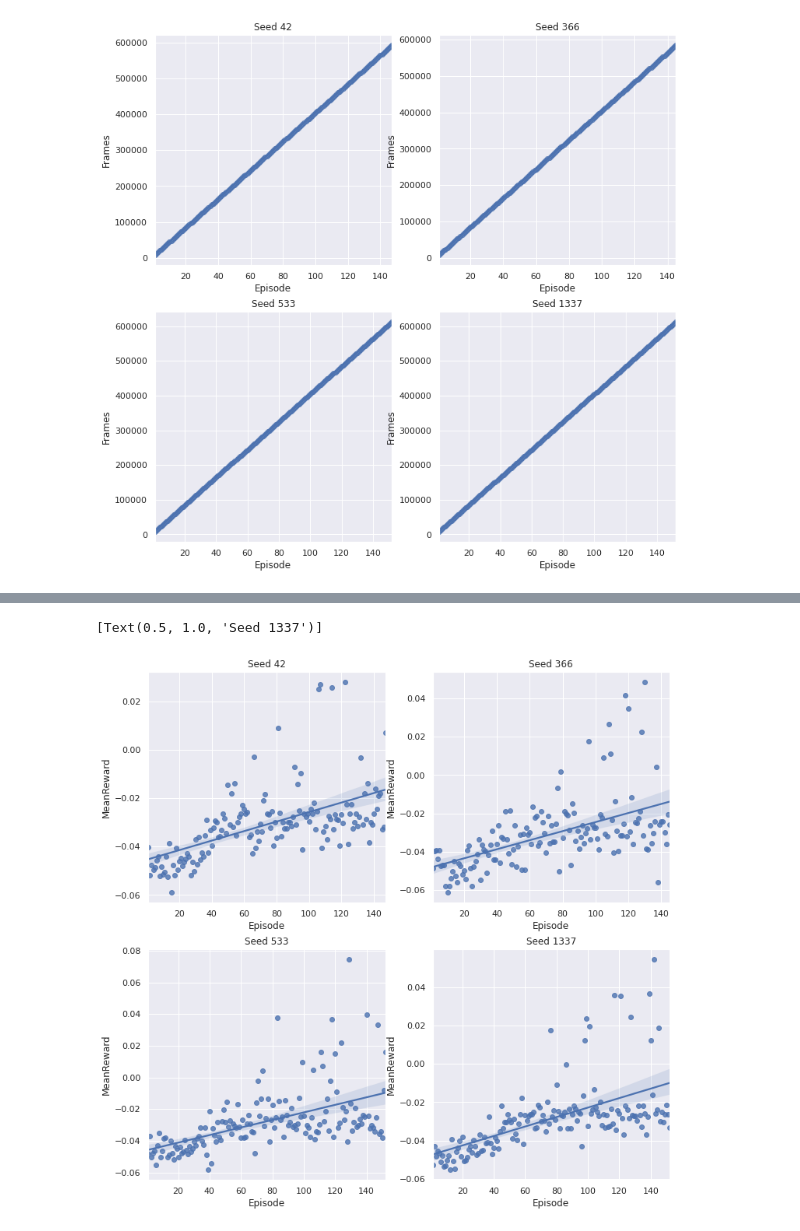
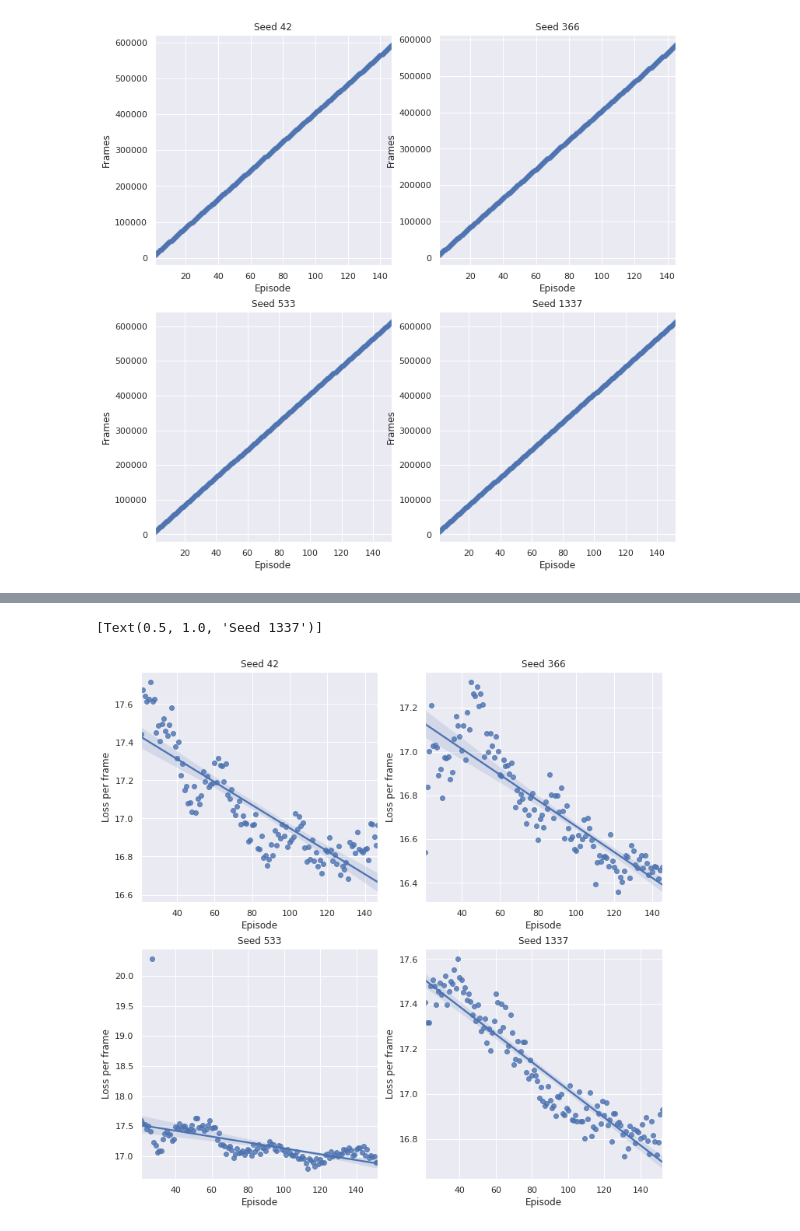
Before and after one commit to Dschimm/rl-project, a Jupyter notebook: charts.ipynb, the cells around one changed output, grey strips where cells are left out. Drawn from its saved outputs; the diff is of its cells as text; code cells hidden in the pictures.

```diff
--- a/charts.ipynb
+++ b/charts.ipynb
@@ -41,7 +41,7 @@ def read_data(path):
                 data.append((int(summary.step), mean_reward, frames, loss))
             last_episode = summary.step
         data_list.extend(data)
-    df = pd.DataFrame(data_list, columns=["Episode", "MeanReward", "Frames", "Loss"])
+    df = pd.DataFrame(data_list, columns=["Episode", "Mean Reward per frame", "Frames", "Loss per frame"])
     df = df.sort_values(by=["Episode"], ignore_index=True)
     return df
 # %%
@@ -80,9 +132,9 @@ sns.regplot(x="Episode", y="Frames", fit_reg=True, data=df1337, ax=axs[1][1]).se
 # %%
 fig, axs = plt.subplots(2, 2, figsize=(12,12))
-sns.regplot(x="Episode", y="MeanReward", fit_reg=True, data=df42, ax=axs[0][0]).set(title="Seed 42")
-sns.regplot(x="Episode", y="MeanReward", fit_reg=True, data=df366, ax=axs[0][1]).set(title="Seed 366")
-sns.regplot(x="Episode", y="MeanReward", fit_reg=True, data=df533, ax=axs[1][0]).set(title="Seed 533")
-sns.regplot(x="Episode", y="MeanReward", fit_reg=True, data=df1337, ax=axs[1][1]).set(title="Seed 1337")
+sns.regplot(x="Episode", y="Loss per frame", fit_reg=True, data=df42[df42.Episode > 20], ax=axs[0][0]).set(title="Seed 42")
+sns.regplot(x="Episode", y="Loss per frame", fit_reg=True, data=df366[df366.Episode > 20], ax=axs[0][1]).set(title="Seed 366")
+sns.regplot(x="Episode", y="Loss per frame", fit_reg=True, data=df533[df533.Episode > 20], ax=axs[1][0]).set(title="Seed 533")
+sns.regplot(x="Episode", y="Loss per frame", fit_reg=True, data=df1337[df1337.Episode > 20], ax=axs[1][1]).set(title="Seed 1337")
 # %% [output]
 [Text(0.5, 1.0, 'Seed 1337')]
-[figure, old version]
+[figure, new version]
```
Also changed, not shown: parts of 8 cells of this notebook.
